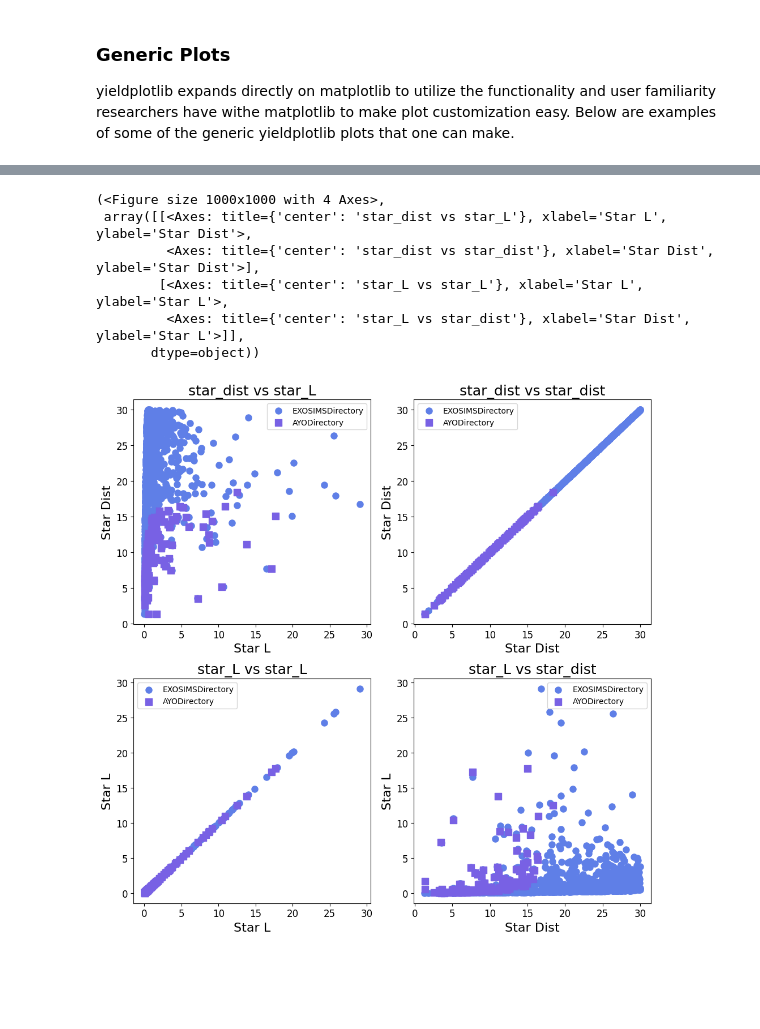
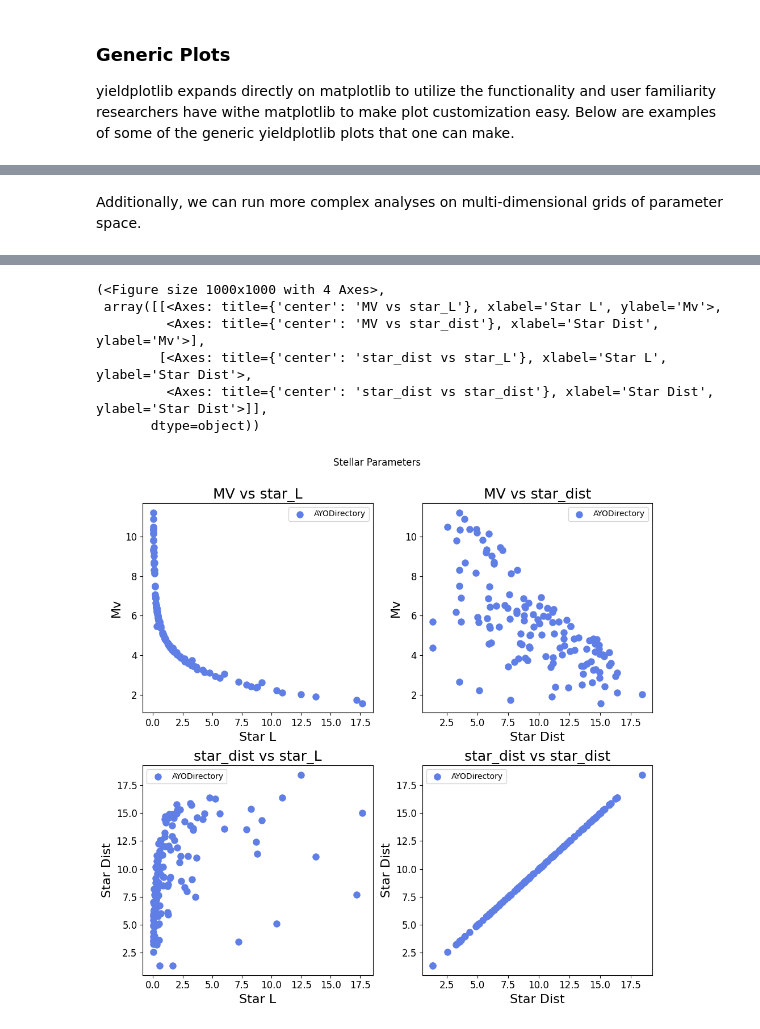
Before and after one commit to HWO-Yield-Visualizations/yieldplotlib, a Jupyter notebook: docs/tutorials/yieldplotlib_tutorial.ipynb, the cells around one changed output, grey strips where cells are left out. Saved outputs shown, nothing was run; the diff lists cells and outputs as text; code cells hidden in the pictures; blank space fills up the shorter version.

```diff
--- a/docs/tutorials/yieldplotlib_tutorial.ipynb
+++ b/docs/tutorials/yieldplotlib_tutorial.ipynb
@@ -182,17 +185,21 @@ ypl.multi(
          <Axes: title={'center': 'AYO'}, xlabel='Star Dist', ylabel='Star L'>]],
        dtype=object))
 [figure]
+# %% [markdown]
+Additionally, we can run more complex analyses on multi-dimensional grids of parameter space.
 # %%
+# Plot a grid of parameters against each other.
+
 ypl.xy_grid(
-    [exosims, ayo],
+    [ayo],
     ["star_L", "star_dist"],
-    ["star_dist", "star_L"],
+    ["MV", "star_dist"],
     plot_type="scatter",
     figsize=None,
-    suptitle=None,
+    suptitle="Stellar Parameters",
     legend=True,
     sharex=False,
     sharey=False,
-    titles=None,
+    titles=None
 )
 # %% [output]
@@ -216,10 +222,10 @@ ypl.xy_grid(
 (<Figure size 1000x1000 with 4 Axes>,
- array([[<Axes: title={'center': 'star_dist vs star_L'}, xlabel='Star L', ylabel='Star Dist'>,
-         <Axes: title={'center': 'star_dist vs star_dist'}, xlabel='Star Dist', ylabel='Star Dist'>],
-        [<Axes: title={'center': 'star_L vs star_L'}, xlabel='Star L', ylabel='Star L'>,
-         <Axes: title={'center': 'star_L vs star_dist'}, xlabel='Star Dist', ylabel='Star L'>]],
+ array([[<Axes: title={'center': 'MV vs star_L'}, xlabel='Star L', ylabel='Mv'>,
+         <Axes: title={'center': 'MV vs star_dist'}, xlabel='Star Dist', ylabel='Mv'>],
+        [<Axes: title={'center': 'star_dist vs star_L'}, xlabel='Star L', ylabel='Star Dist'>,
+         <Axes: title={'center': 'star_dist vs star_dist'}, xlabel='Star Dist', ylabel='Star Dist'>]],
        dtype=object))
-[figure, old version]
+[figure, new version]
 # %%
 # Plot multiple panels with different specifications for each yield run.
 
```
Also changed, not shown: parts of 14 cells of this notebook.
